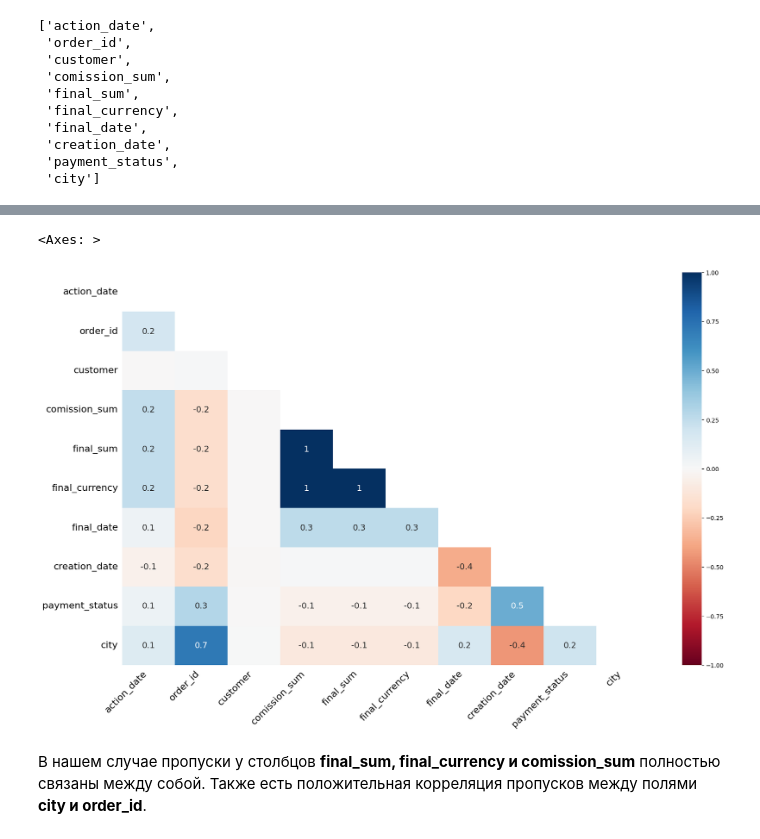
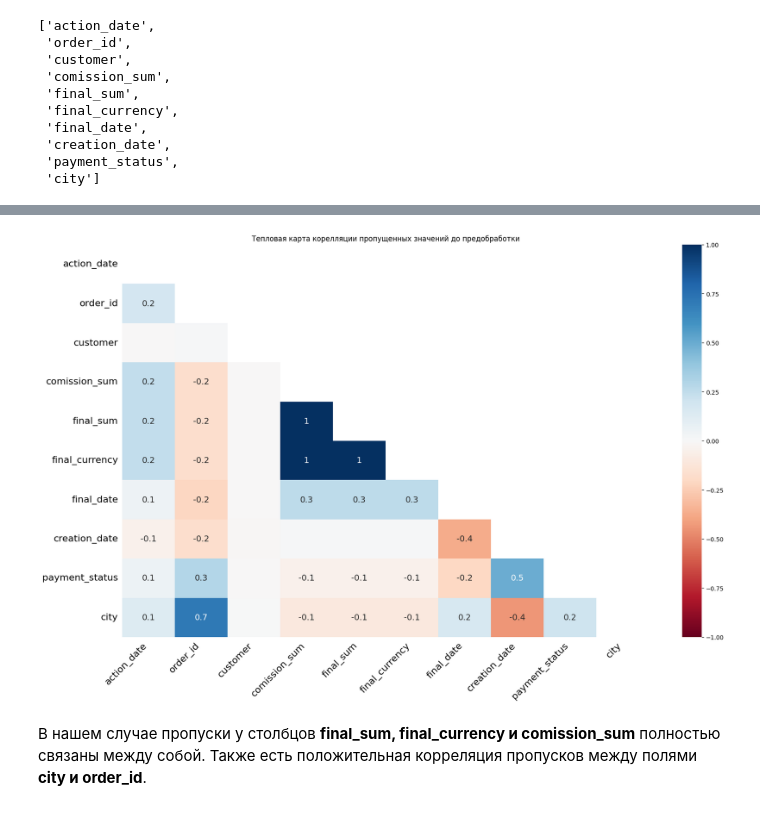
Before and after one commit to annaship-viz/my_projects, a Jupyter notebook: project_for_simple_things/Простые_вещи.ipynb, the cells around one changed output, grey strips where cells are left out. Saved outputs shown, nothing was run; the diff lists cells and outputs as text; code cells hidden in the pictures.

```diff
--- a/project_for_simple_things/Простые_вещи.ipynb
+++ b/project_for_simple_things/Простые_вещи.ipynb
@@ -406,11 +413,12 @@ data[list_gaps].isnull().corr()
 | creation_date | -0.052861 | -0.177544 | -0.013838 | 0.014230 | 0.014230 | 0.014230 | -0.374135 | 1.000000 | ... |
 | payment_status | 0.058747 | 0.294165 | -0.006834 | -0.054210 | -0.054210 | -0.054210 | -0.204223 | 0.493842 | ... |
 | city | 0.135422 | 0.712517 | 0.007438 | -0.104194 | -0.104194 | -0.104194 | 0.170406 | -0.442787 | ... |
-# %%
-msno.heatmap(data)
-# %% [output]
-<Axes: >
-[figure, removed]
+# %%
+msno.heatmap(data)
+plt.title('Тепловая карта корелляции пропущенных значений до предобработки')
+plt.show()
+# %% [output]
+[figure, added]
 # %% [markdown]
 В нашем случае пропуски у столбцов **final_sum,	final_currency и comission_sum** полностью связаны между собой. Также есть положительная корреляция пропусков между полями **city и order_id**.
 # %% [markdown]
```
Also changed, not shown: parts of 14 cells of this notebook.
